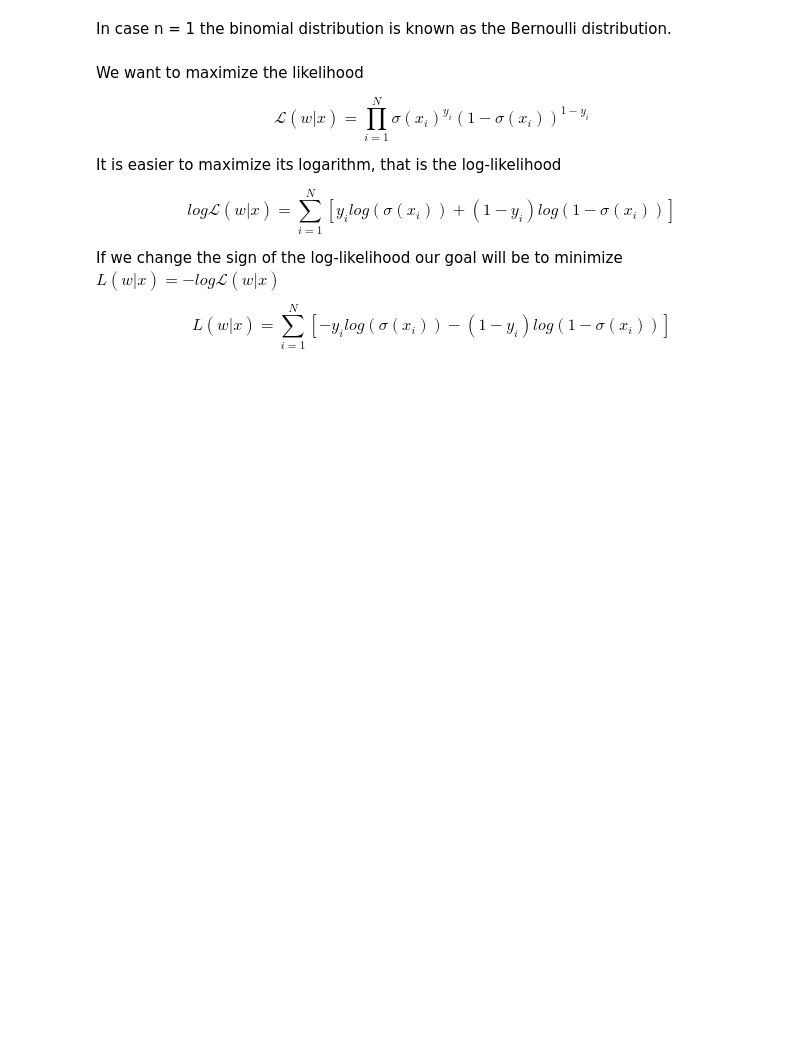
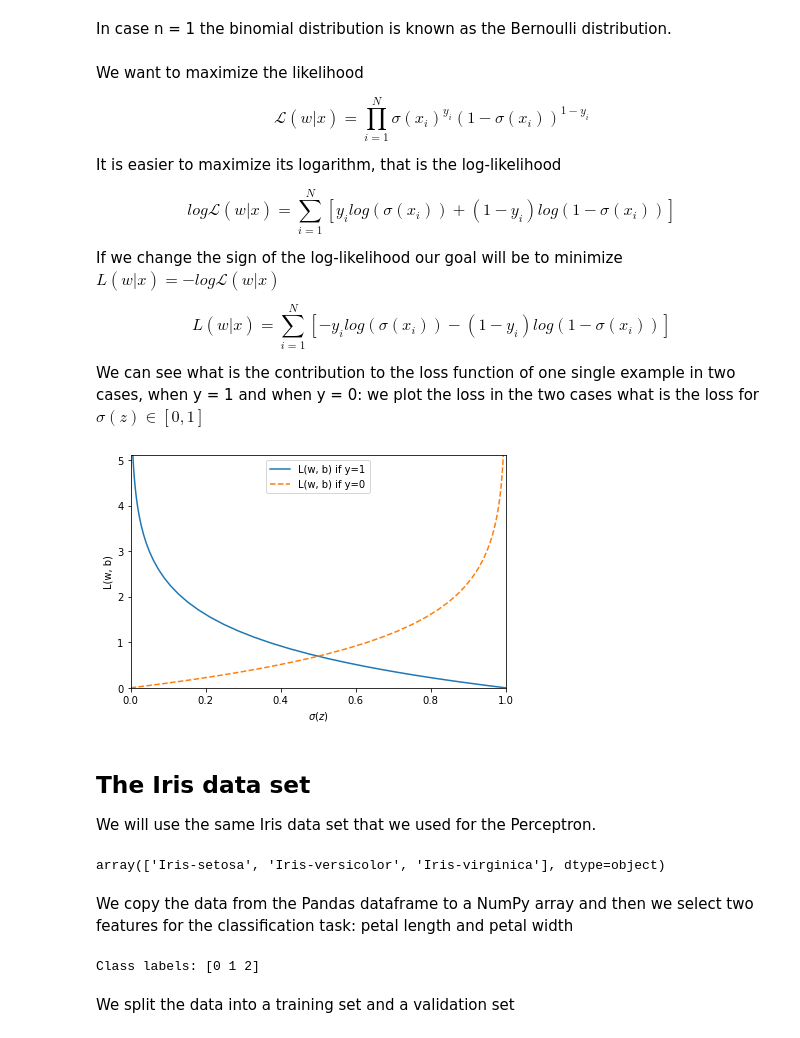
Before and after one commit to luigiselmi/dlwpt_nb, a Jupyter notebook: pml3/logistic_regression.ipynb, the cells around one changed output. Drawn from its saved outputs; the diff is of its cells as text; code cells hidden in the pictures; blank space fills up the shorter version.

```diff
--- a/pml3/logistic_regression.ipynb
+++ b/pml3/logistic_regression.ipynb
@@ -98,3 +98,56 @@ $$ log\mathscr{L}(w|x) = \sum_{i=1}^N [y_i log(\sigma(x_i)) + (1 - y_i)log(1 - \
 If we change the sign of the log-likelihood our goal will be to minimize $L(w|x) = -log\mathscr{L}(w|x)$
 
 $$ L(w|x) = \sum_{i=1}^N [-y_i log(\sigma(x_i)) - (1 - y_i)log(1 - \sigma(x_i))]$$
+
+We can see what is the contribution to the loss function of one single example in two cases, when y = 1 and when y = 0: we plot the loss in the two cases what is the loss for $\sigma(z) \in [0, 1]$
+# %%
+def loss_1(z):
+    return - np.log(sigmoid(z))
+
+def loss_0(z):
+    return - np.log(1 - sigmoid(z))
+# %%
+z = np.linspace(-10, 10, 100)
+sigma_z = sigmoid(z)
+
+c1 = [loss_1(x) for x in z]
+plt.plot(sigma_z, c1, label='L(w, b) if y=1')
+
+c0 = [loss_0(x) for x in z]
+plt.plot(sigma_z, c0, linestyle='--', label='L(w, b) if y=0')
+
+
+plt.ylim(0.0, 5.1)
+plt.xlim([0, 1])
+plt.xlabel('$\sigma(z)$')
+plt.ylabel('L(w, b)')
+plt.legend(loc='best')
+plt.tight_layout()
+plt.show()
+# %% [output]
+[figure, added]
+# %% [markdown]
+## The Iris data set
+We will use the same Iris data set that we used for the Perceptron.
+# %%
+iris_url = 'https://archive.ics.uci.edu/ml/machine-learning-databases/iris/iris.data'
+df = pd.read_csv(iris_url, header=None, encoding='utf-8')
+df[4].unique()
+# %% [output]
+array(['Iris-setosa', 'Iris-versicolor', 'Iris-virginica'], dtype=object)
+# %% [markdown]
+We copy the data from the Pandas dataframe to a NumPy array and then we select two features for the classification task: petal length and petal width
+# %%
+petal_length_col = 2
+petal_width_col = 3
+X = df.iloc[:, [petal_length_col, petal_width_col]].values # extract petal length and petal length
+y = df.iloc[:, 4].values
+y = np.where(y == 'Iris-setosa', 0, y)
+y = np.where(y == 'Iris-versicolor', 1, y)
+y = np.where(y == 'Iris-virginica', 2, y)
+y = y.astype(np.int64)
+print('Class labels:', np.unique(y))
+# %% [output]
+Class labels: [0 1 2]
+# %% [markdown]
+We split the data into a training set and a validation set
```
Also changed, not shown: parts of 8 cells of this notebook.
